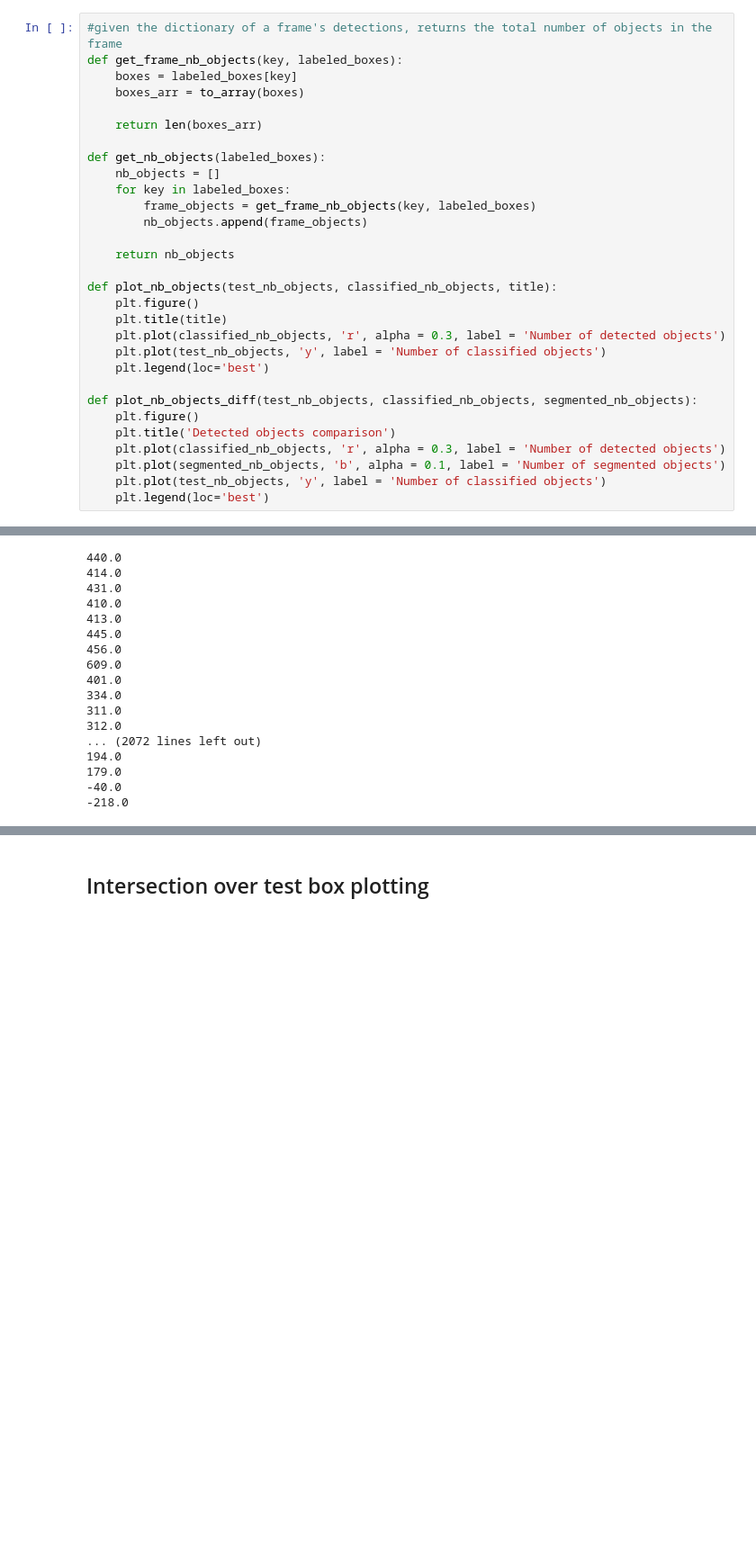
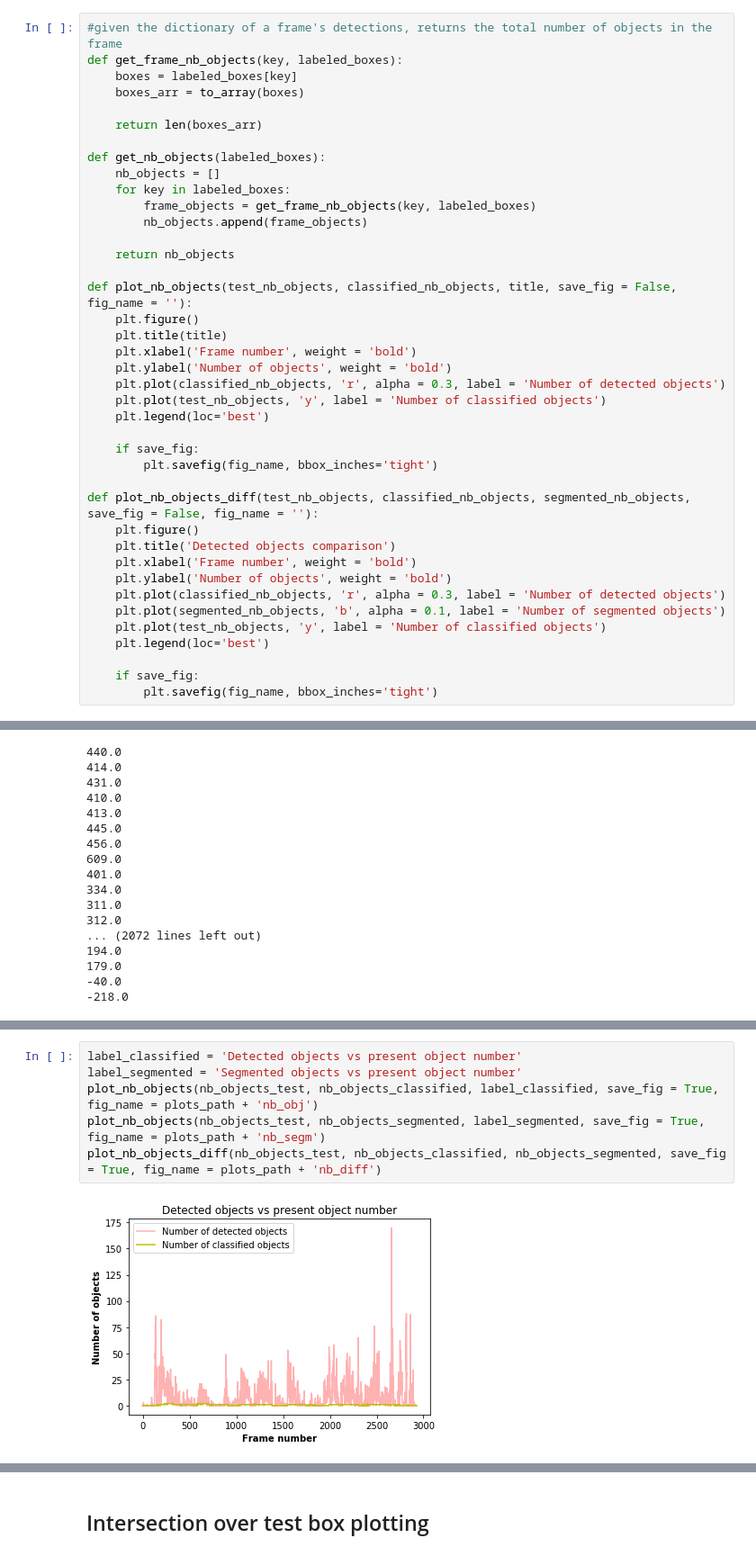
Before and after one commit to Cvladianu/keras-retinanet, a Jupyter notebook: ResNet50RetinaNet.ipynb, the cells around one changed output, grey strips where cells are left out. Shown at 90% size. Saved outputs shown, nothing was run; the diff lists cells and outputs as text; blank space fills up the shorter version.

```diff
--- a/ResNet50RetinaNet.ipynb
+++ b/ResNet50RetinaNet.ipynb
@@ -507,20 +507,30 @@ def get_nb_objects(labeled_boxes):
 
     return nb_objects
 
-def plot_nb_objects(test_nb_objects, classified_nb_objects, title):
+def plot_nb_objects(test_nb_objects, classified_nb_objects, title, save_fig = False, fig_name = ''):
     plt.figure()
     plt.title(title)
+    plt.xlabel('Frame number', weight = 'bold')
+    plt.ylabel('Number of objects', weight = 'bold')
     plt.plot(classified_nb_objects, 'r', alpha = 0.3, label = 'Number of detected objects')
     plt.plot(test_nb_objects, 'y', label = 'Number of classified objects')
     plt.legend(loc='best')
 
-def plot_nb_objects_diff(test_nb_objects, classified_nb_objects, segmented_nb_objects):
+    if save_fig:
+        plt.savefig(fig_name, bbox_inches='tight')
+
+def plot_nb_objects_diff(test_nb_objects, classified_nb_objects, segmented_nb_objects, save_fig = False, fig_name = ''):
     plt.figure()
     plt.title('Detected objects comparison')
+    plt.xlabel('Frame number', weight = 'bold')
+    plt.ylabel('Number of objects', weight = 'bold')
     plt.plot(classified_nb_objects, 'r', alpha = 0.3, label = 'Number of detected objects')
     plt.plot(segmented_nb_objects, 'b', alpha = 0.1, label = 'Number of segmented objects')
     plt.plot(test_nb_objects, 'y', label = 'Number of classified objects')
     plt.legend(loc='best')
+
+    if save_fig:
+        plt.savefig(fig_name, bbox_inches='tight')
 # %% [markdown]
 ## Functions for computing IoU metrics
 # %%
@@ -950,0 +961,8 @@ plot_nb_objects_diff(nb_objects_test, nb_objects_classified, nb_objects_segmente
+# %%
+label_classified = 'Detected objects vs present object number'
+label_segmented = 'Segmented objects vs present object number'
+plot_nb_objects(nb_objects_test, nb_objects_classified, label_classified, save_fig = True, fig_name = plots_path + 'nb_obj')
+plot_nb_objects(nb_objects_test, nb_objects_segmented, label_segmented, save_fig = True, fig_name = plots_path + 'nb_segm')
+plot_nb_objects_diff(nb_objects_test, nb_objects_classified, nb_objects_segmented, save_fig = True, fig_name = plots_path + 'nb_diff')
+# %% [output]
+[figure, added]
```
Also changed, not shown: parts of 6 cells of this notebook.
